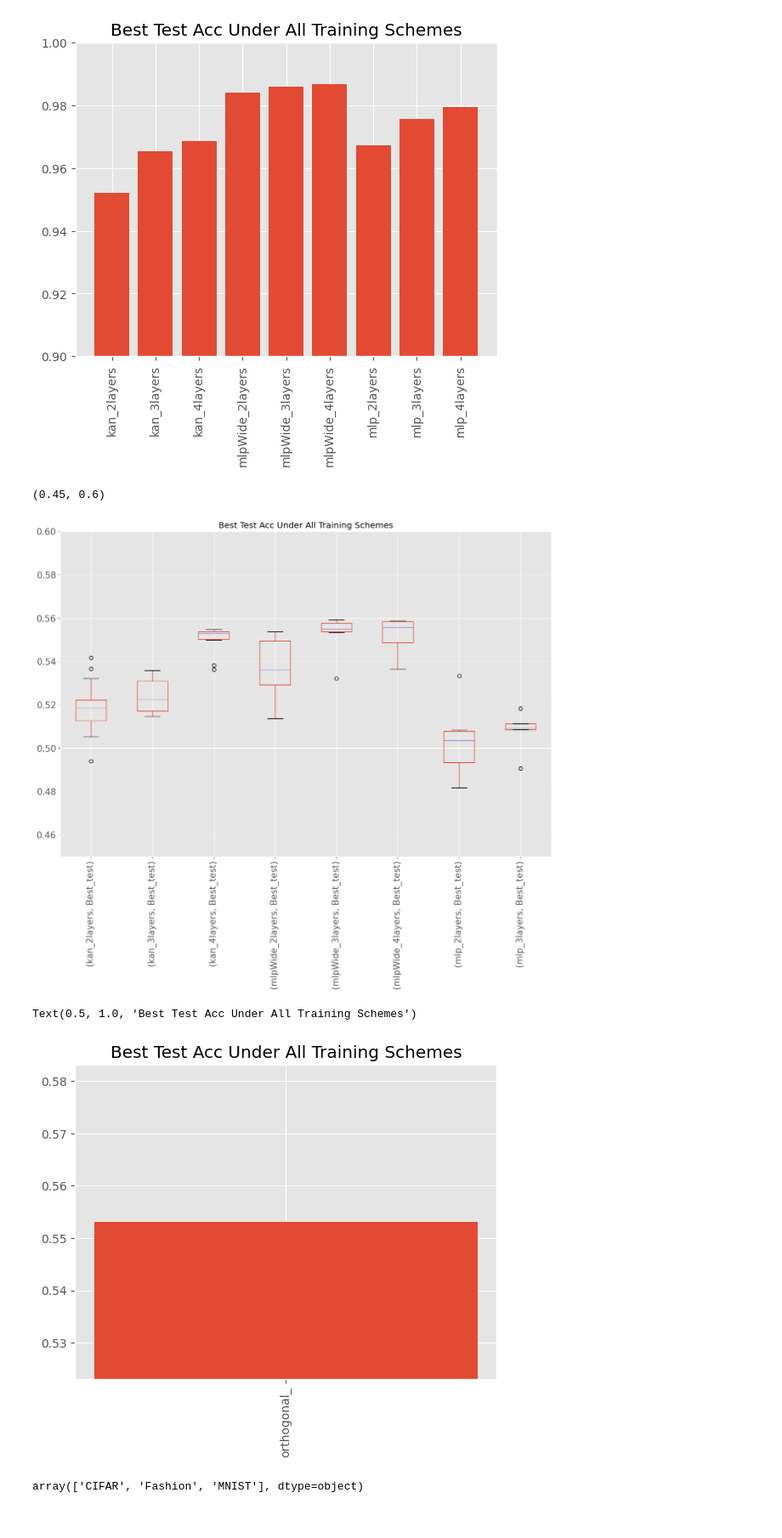
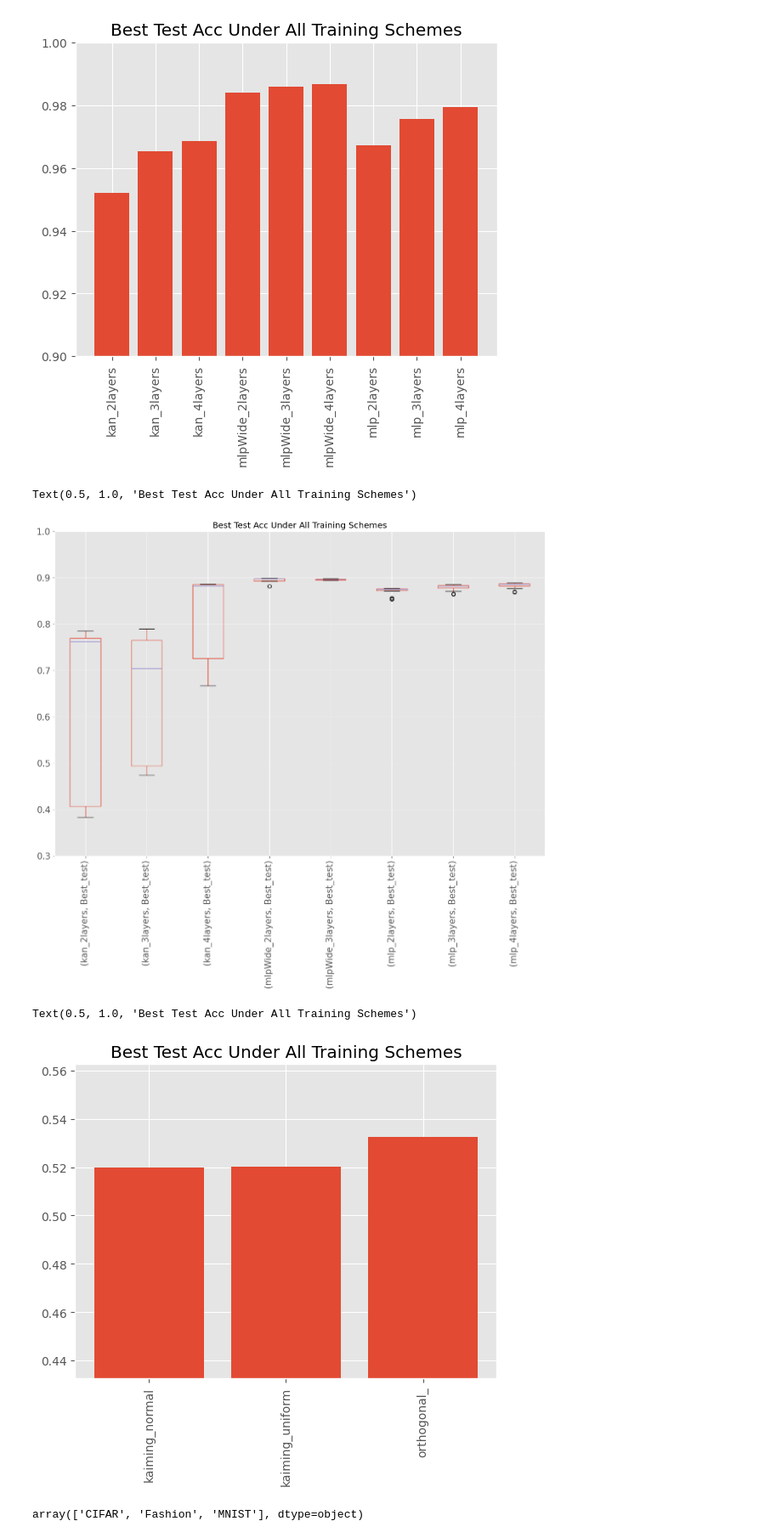
Before and after one commit to ShairozS/HSIC_Bottleneck-Pytorch, a Jupyter notebook: Notebooks/analyze_results.ipynb, the cells around one changed output. Shown: that part at 85% size. Saved outputs shown, nothing was run; the diff lists cells and outputs as text; code cells hidden in the pictures.

Commit message:
dataset changes

```diff
--- a/Notebooks/analyze_results.ipynb
+++ b/Notebooks/analyze_results.ipynb
@@ -225,35 +225,35 @@ plt.title("Best Test Acc Under All Training Schemes")
 Text(0.5, 1.0, 'Best Test Acc Under All Training Schemes')
 [figure]
 # %%
-zs = df[df.Dataset == 'CIFAR']
+zs = df[df.Dataset == 'Fashion']
 zs = zs.groupby("ModelType", group_keys=True)[['Best_test']]
 
 zs.boxplot(figsize = (15,10), fontsize = 15,  subplots = 0)
 plt.xticks(rotation = 90)
 plt.ylim(0.30, 1)
 plt.title("Best Test Acc Under All Training Schemes")
-plt.ylim(0.45, 0.6)
+#plt.ylim(0.45, 0.6)
 #plt.box(zs.index, zs.Best_test); plt.ylim(0.75,1)
 # %% [output]
-(0.45, 0.6)
+Text(0.5, 1.0, 'Best Test Acc Under All Training Schemes')
-[figure, old version]
+[figure, new version]
 # %%
 grouper = 'Initialization'
 response = 'Best_test'
 #zs = df.groupby("Optimizer", group_keys=True)[['Best_test', 'ModelType']]
 zs = df[df.Dataset == 'CIFAR']
-zs = zs[['mlpWide' in c for c in list(zs['ModelType'])]][[grouper,response]]
+zs = zs[['kan' in c for c in list(zs['ModelType'])]][[grouper,response]]
 zs = zs.groupby(grouper, group_keys=True)[[response]].median()
 plt.bar(zs.index, zs.Best_test);
-m = np.max(zs.Best_test); plt.ylim(m - .03,m + 0.03)
+m = np.max(zs.Best_test); plt.ylim(m - .1,m + 0.03)
 plt.xticks(rotation = 90)
 plt.title("Best Test Acc Under All Training Schemes")
 #plt.bar(zs.index, zs.Best_test); plt.ylim(0.75,1)
 #plt.xticks(rotation = 90)
 #plt.title("Best Test Acc Under All Training Schemes")
 # %% [output]
 Text(0.5, 1.0, 'Best Test Acc Under All Training Schemes')
-[figure, old version]
+[figure, new version]
 # %%
 df.Dataset.unique()
 # %% [output]
```
Also changed, not shown: parts of 4 cells of this notebook, 6 other files.
